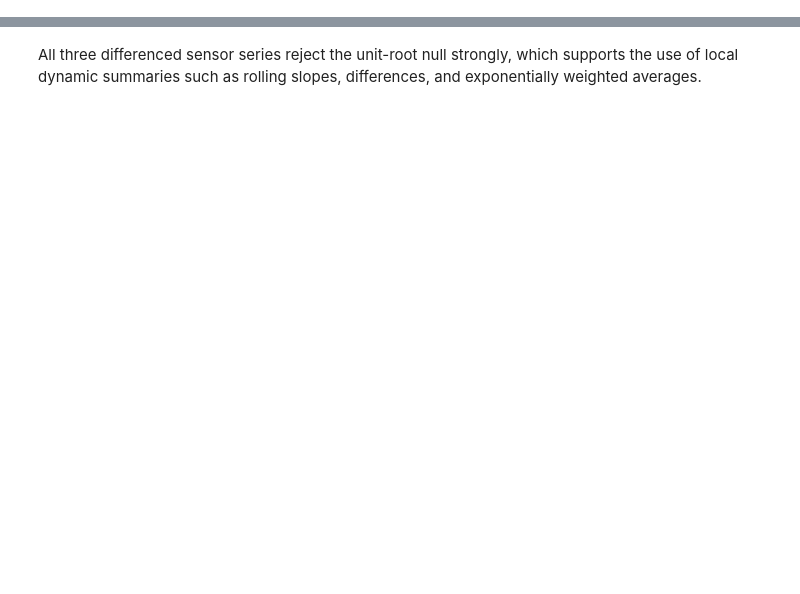
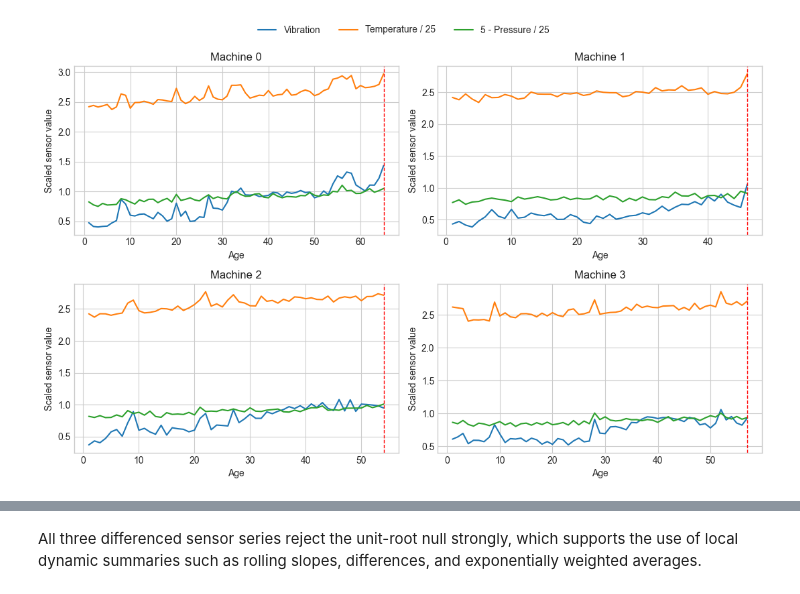
Before and after one commit to Jackyfirrest/time-series-predictive-maintenance, a Jupyter notebook: notebooks/final_project_analysis.ipynb, the cells around one changed output, grey strips where cells are left out. Saved outputs shown, nothing was run; the diff lists cells and outputs as text; code cells hidden in the pictures; blank space fills up the shorter version.

```diff
--- a/notebooks/final_project_analysis.ipynb
+++ b/notebooks/final_project_analysis.ipynb
@@ -53,0 +57,7 @@ risk_metrics
+# %%
+train_raw = simulate_fleet(n_machines=90, seed=2480)
+valid_raw = simulate_fleet(n_machines=35, seed=2481)
+test_raw = simulate_fleet(n_machines=35, seed=2482)
+
+print(train_raw.shape, valid_raw.shape, test_raw.shape)
+train_raw.head()
@@ -53,0 +108,21 @@ risk_metrics
+# %%
+sample_ids = sorted(train_raw["machine_id"].unique())[:4]
+fig, axes = plt.subplots(2, 2, figsize=(11, 7), sharex=False)
+axes = axes.ravel()
+
+for ax, machine_id in zip(axes, sample_ids):
+    sub = train_raw[train_raw["machine_id"] == machine_id]
+    ax.plot(sub["age"], sub["vibration"], label="Vibration")
+    ax.plot(sub["age"], sub["temperature"] / 25.0, label="Temperature / 25")
+    ax.plot(sub["age"], 5.0 - sub["pressure"] / 25.0, label="5 - Pressure / 25")
+    ax.axvline(sub["failure_time"].iloc[0] + 1, color="red", linestyle="--", linewidth=1)
+    ax.set_title(f"Machine {machine_id}")
+    ax.set_xlabel("Age")
+    ax.set_ylabel("Scaled sensor value")
+
+handles, labels = axes[0].get_legend_handles_labels()
+fig.legend(handles, labels, loc="upper center", ncol=3, frameon=False)
+fig.tight_layout(rect=[0, 0, 1, 0.95])
+plt.show()
+# %% [output]
+[figure, added]
```
Also changed, not shown: parts of 57 cells of this notebook, 15 other files.
